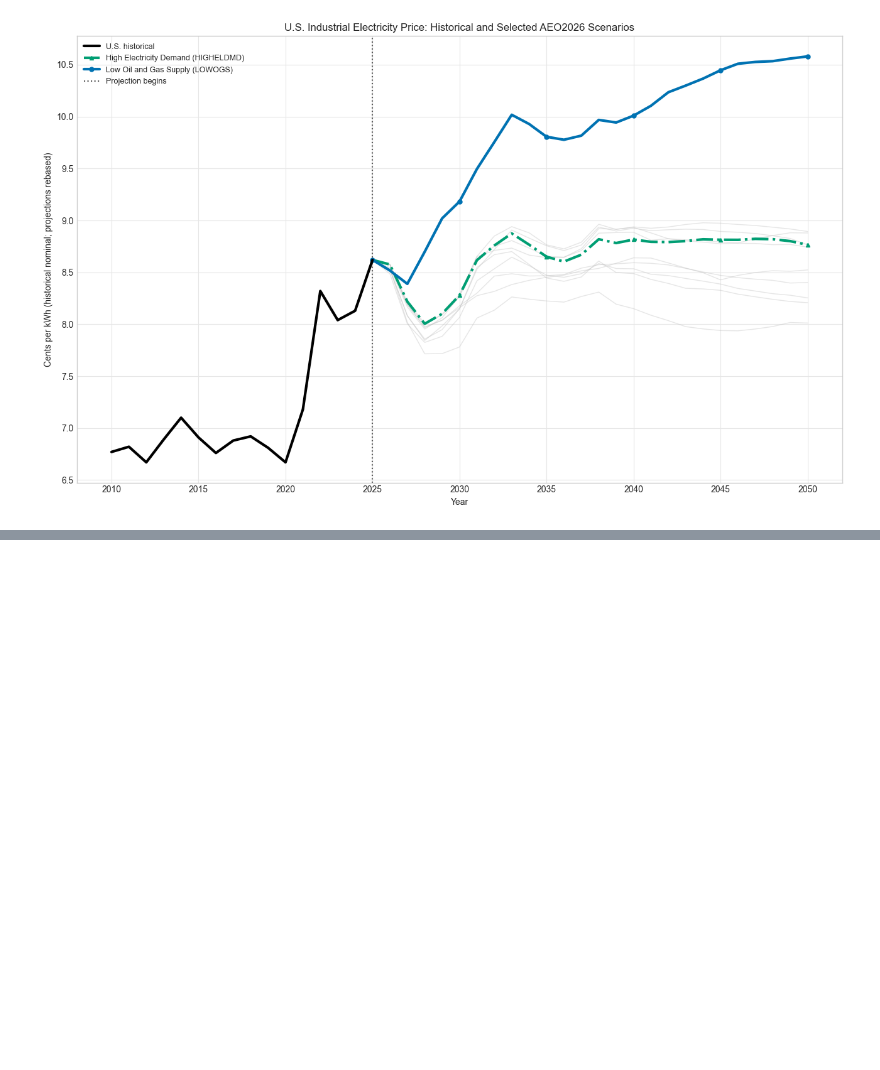
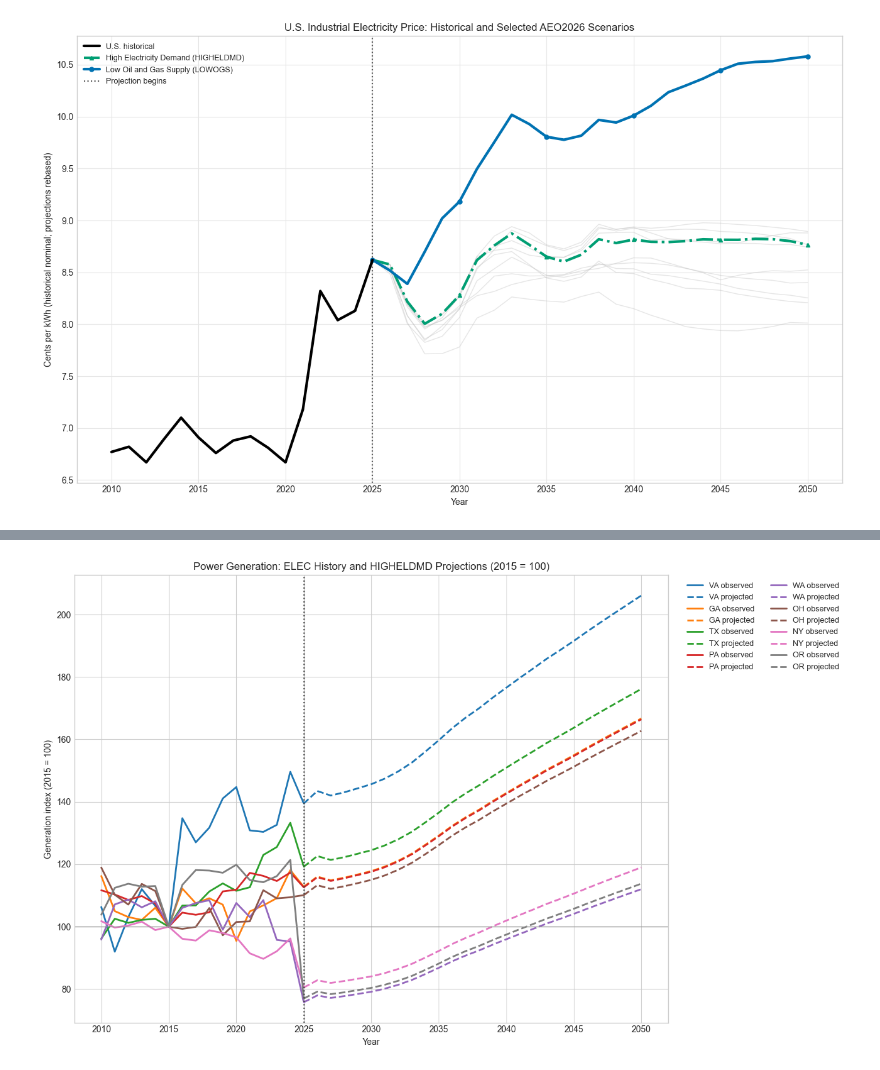
Before and after one commit to agrace339/Data-Center-Impact-Explorer, a Jupyter notebook: Script/Industrial Electricity Prices with AEO2026.ipynb, the cells around one changed output, grey strips where cells are left out. Cells and saved outputs as stored; diff of their text form; code cells hidden in the pictures; blank space fills up the shorter version.

Commit message:
Final ELEC analysis

```diff
--- a/Script/Industrial Electricity Prices with AEO2026.ipynb
+++ b/Script/Industrial Electricity Prices with AEO2026.ipynb
@@ -22,6 +22,8 @@ if not (PROJECT_ROOT / 'Data' / 'Electricity').exists():
 ELECTRICITY_PATH = PROJECT_ROOT / 'Data' / 'Electricity'
 HISTORICAL_PATH = ELECTRICITY_PATH / 'ELEC.PRICE.A.csv'
 AEO_PATH = ELECTRICITY_PATH / 'AEO2026' / 'AEO2026.PRCE.A.csv'
+HISTORICAL_GENERATION_PATH = ELECTRICITY_PATH / 'ELEC.PLANT.GEN.A.csv'
+AEO_GENERATION_PATH = ELECTRICITY_PATH / 'AEO2026' / 'AEO2026.GEN.A.csv'
 
 # Leading states from the data-center analysis in EDA ELEC.ipynb.
 TOP_DC_STATES = ['VA', 'GA', 'TX', 'PA', 'WA', 'OH', 'NY', 'OR']
@@ -42,6 +44,8 @@ AEO2026_CASE_NAMES = {
 }
 
 print('Historical data:', HISTORICAL_PATH)
-print('AEO2026 data:   ', AEO_PATH)
+print('AEO2026 prices: ', AEO_PATH)
+print('Historical generation:', HISTORICAL_GENERATION_PATH)
+print('AEO2026 generation:   ', AEO_GENERATION_PATH)
 # %% [output]
 Historical data: /Users/annagrace/Desktop/School/Drexel/Summer 2026/DSCI591/Data/Electricity/ELEC.PRICE.A.csv
@@ -402,0 +508,37 @@ plt.show()
+# %%
+generation_history_wide = state_generation[
+    state_generation['state'].isin(TOP_DC_STATES)
+].pivot(index='year', columns='state', values='generation_mwh')
+generation_indexed = generation_history_wide.divide(
+    generation_history_wide.loc[2015]
+).multiply(100)
+selected_generation = generation_projections[
+    generation_projections['scenario_code'].eq(SELECTED_SCENARIO)
+].copy()
+selected_generation = selected_generation.merge(
+    generation_history_wide.loc[2015].rename('generation_2015_mwh'),
+    left_on='state', right_index=True,
+)
+selected_generation['generation_index'] = (
+    selected_generation['projected_generation_mwh']
+    / selected_generation['generation_2015_mwh'] * 100
+)
+
+fig, ax = plt.subplots(figsize=(13, 8))
+colors = dict(zip(TOP_DC_STATES, plt.cm.tab10.colors[:len(TOP_DC_STATES)]))
+for state in TOP_DC_STATES:
+    ax.plot(generation_indexed.index, generation_indexed[state], color=colors[state],
+            linewidth=2, label=f'{state} observed')
+    projected_state = selected_generation[selected_generation['state'].eq(state)]
+    ax.plot(projected_state['year'], projected_state['generation_index'], color=colors[state],
+            linewidth=2, linestyle='--', label=f'{state} projected')
+ax.axhline(100, color='0.6', linewidth=1)
+ax.axvline(LATEST_FULL_YEAR, color='0.25', linestyle=':', linewidth=1.5)
+ax.set_title(f'Power Generation: ELEC History and {SELECTED_SCENARIO} Projections (2015 = 100)')
+ax.set_xlabel('Year')
+ax.set_ylabel('Generation index (2015 = 100)')
+ax.legend(ncol=2, bbox_to_anchor=(1.02, 1), loc='upper left', fontsize=9)
+fig.tight_layout()
+plt.show()
+# %% [output]
+[figure, added]
```
Also changed, not shown: parts of 5 cells of this notebook, 2 other files.
